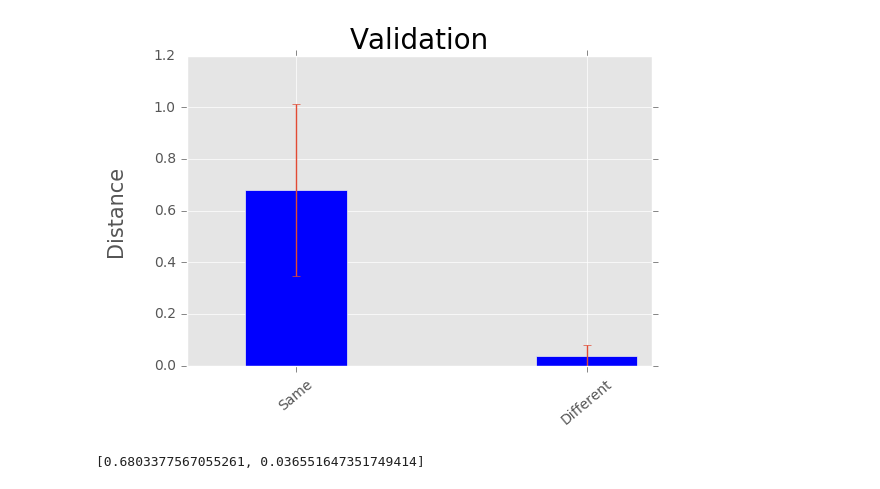
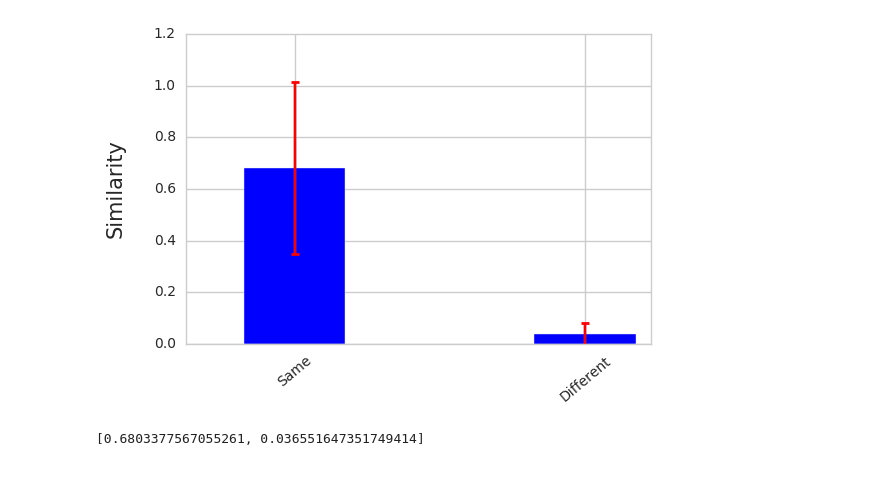
Before and after one commit to cbtolson/MakeUpMatch, a Jupyter notebook: Models/validateModels.ipynb, the cells around one changed output. Cells and saved outputs as stored; diff of their text form; code cells hidden in the pictures.

```diff
--- a/Models/validateModels.ipynb
+++ b/Models/validateModels.ipynb
@@ -11,9 +11,9 @@ import matplotlib
 import matplotlib.pyplot as plt
 import matplotlib as mpl
 from sklearn.manifold import MDS
-matplotlib.style.use('ggplot')
 import random
 pd.options.mode.chained_assignment = None
+import seaborn as sns
 # %%
 #connect to mysql
 cnx = mysql.connector.connect(host='152.19.68.141', user='ctolson', password='ilaYOU5!', database='sephora_cosmetics')
@@ -152,16 +152,22 @@ width = 0.35
 
 #plot barplot
 ax.bar(ind, avg, width, color='blue',yerr=sd)
+ax.errorbar(ind[0]+(width/2), avg[0], yerr=sd[0], ecolor='r', capthick=2)
+ax.errorbar(ind[1]+(width/2), avg[1], yerr=sd[1], ecolor='r', capthick=2)
 
 #plot specifics
-plt.ylabel('Distance', fontsize=15, labelpad=20)
-plt.title('Validation', fontsize=20)
+sns.set_style("whitegrid", {'axes.grid' : False})
+plt.ylabel('Similarity', fontsize=15, labelpad=20)
 ax.set_xticks([(width/2)+1,(width/2)+2])
 ax.set_xticklabels(('Agree Liked', 'Disagreed or Disliked'),rotation=40)
 plt.ylim([0,1.2])
+plt.gca().yaxis.grid(True)
 
 #show plot
 plt.show()
 
 print(avg)
+
+
+sns.set_style("whitegrid")
 # %% [output]
@@ -170,30 +176,33 @@ print(avg)
 # %%
 #means and standard deviation
 avg = [np.nanmean(liked3),np.nanmean(liked4)]
 sd = [np.nanstd(liked3),np.nanstd(liked4)]
 
 #plot figure
 fig = plt.figure()
 ax = fig.add_subplot(111)
 
 #figure specifics
 ind = [1,2]
 width = 0.35
 
 #plot barplot
 ax.bar(ind, avg, width, color='blue',yerr=sd)
+ax.errorbar(ind[0]+(width/2), avg[0], yerr=sd[0], ecolor='r', capthick=2)
+ax.errorbar(ind[1]+(width/2), avg[1], yerr=sd[1], ecolor='r', capthick=2)
 
 #plot specifics
-plt.ylabel('Distance', fontsize=15, labelpad=20)
-plt.title('Validation', fontsize=20)
+sns.set_style("whitegrid", {'axes.grid' : False})
+plt.ylabel('Similarity', fontsize=15, labelpad=20)
 ax.set_xticks([(width/2)+1,(width/2)+2])
 ax.set_xticklabels(('Same','Different'),rotation=40)
 plt.ylim([0,1.2])
+plt.gca().yaxis.grid(True)
 
 #show plot
 plt.show()
 
 print(avg)
 # %% [output]
-[figure, old version]
+[figure, new version]
 [0.6803377567055261, 0.036551647351749414]
```
Also changed, not shown: parts of 1 cell of this notebook, 5 other files.
